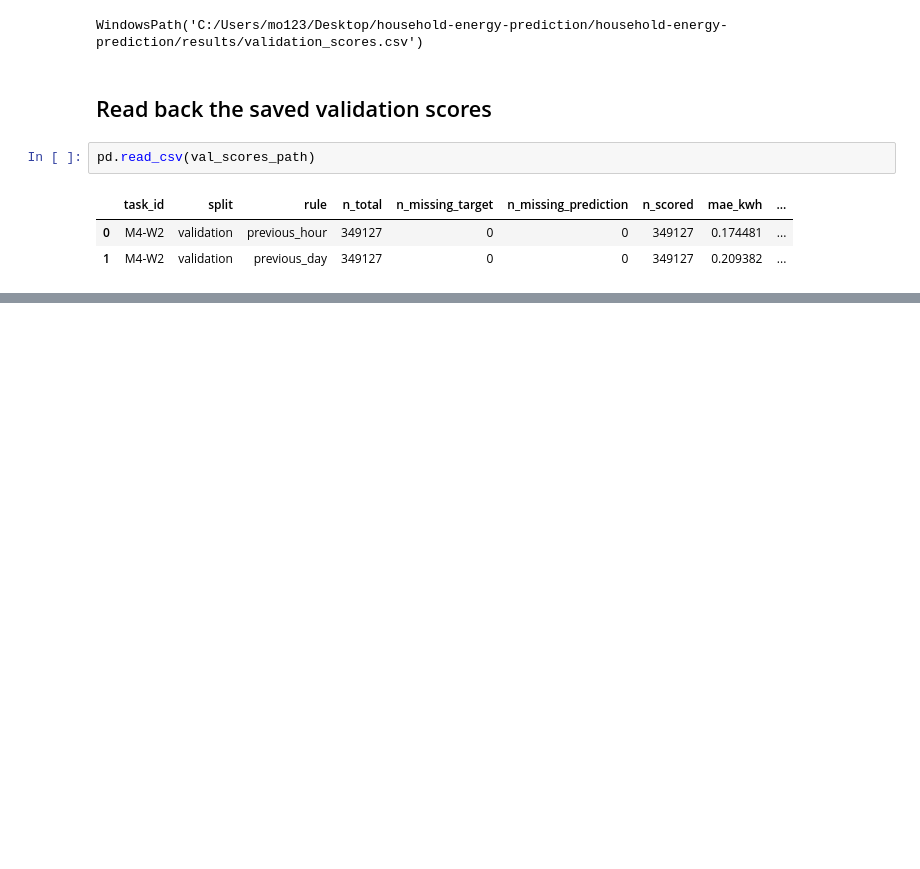
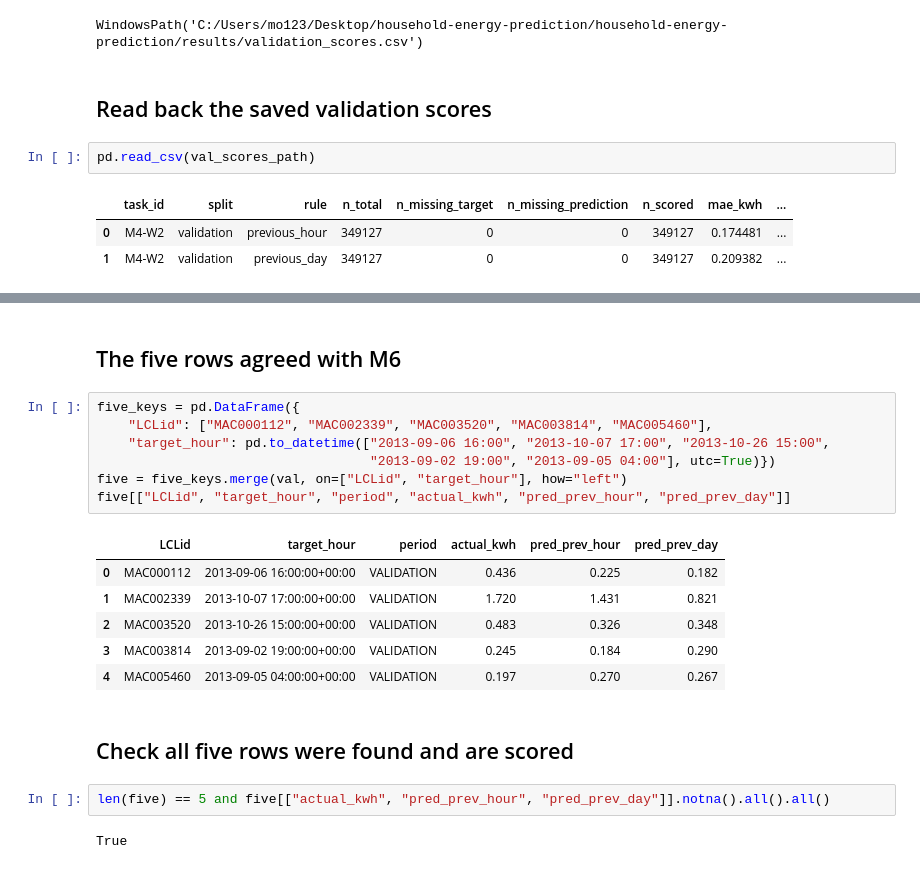
Before and after one commit to Fadhlallah-Almohammed/household-energy-prediction, a Jupyter notebook: notebooks/M4/calculate_prediction_errors.ipynb, the cells around one changed output, grey strips where cells are left out. Saved outputs shown, nothing was run; the diff lists cells and outputs as text; blank space fills up the shorter version.

```diff
--- a/notebooks/M4/calculate_prediction_errors.ipynb
+++ b/notebooks/M4/calculate_prediction_errors.ipynb
@@ -444,0 +449,22 @@ pd.read_csv(val_scores_path)
+# %% [markdown]
+## The five rows agreed with M6
+# %%
+five_keys = pd.DataFrame({
+    "LCLid": ["MAC000112", "MAC002339", "MAC003520", "MAC003814", "MAC005460"],
+    "target_hour": pd.to_datetime(["2013-09-06 16:00", "2013-10-07 17:00", "2013-10-26 15:00",
+                                   "2013-09-02 19:00", "2013-09-05 04:00"], utc=True)})
+five = five_keys.merge(val, on=["LCLid", "target_hour"], how="left")
+five[["LCLid", "target_hour", "period", "actual_kwh", "pred_prev_hour", "pred_prev_day"]]
+# %% [output]
+|  | LCLid | target_hour | period | actual_kwh | pred_prev_hour | pred_prev_day |
+| 0 | MAC000112 | 2013-09-06 16:00:00+00:00 | VALIDATION | 0.436 | 0.225 | 0.182 |
+| 1 | MAC002339 | 2013-10-07 17:00:00+00:00 | VALIDATION | 1.720 | 1.431 | 0.821 |
+| 2 | MAC003520 | 2013-10-26 15:00:00+00:00 | VALIDATION | 0.483 | 0.326 | 0.348 |
+| 3 | MAC003814 | 2013-09-02 19:00:00+00:00 | VALIDATION | 0.245 | 0.184 | 0.290 |
+| 4 | MAC005460 | 2013-09-05 04:00:00+00:00 | VALIDATION | 0.197 | 0.270 | 0.267 |
+# %% [markdown]
+## Check all five rows were found and are scored
+# %%
+len(five) == 5 and five[["actual_kwh", "pred_prev_hour", "pred_prev_day"]].notna().all().all()
+# %% [output]
+True
```
Also changed, not shown: parts of 10 cells of this notebook.
